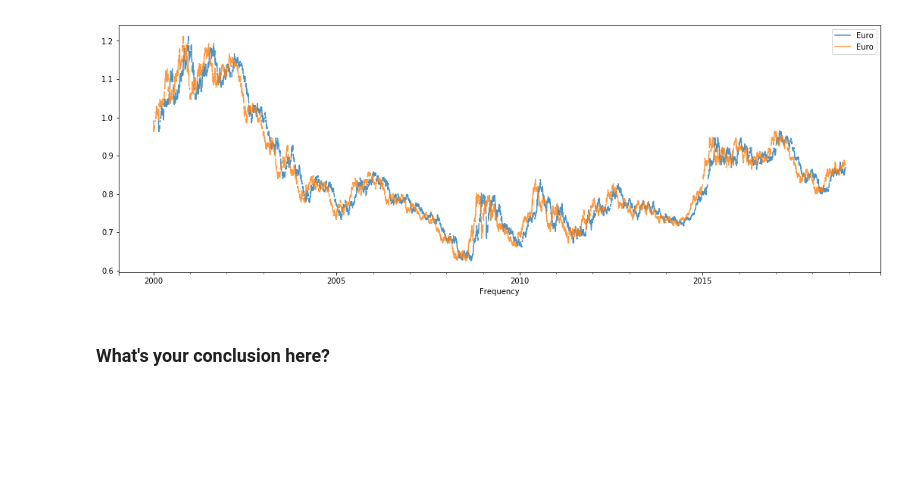
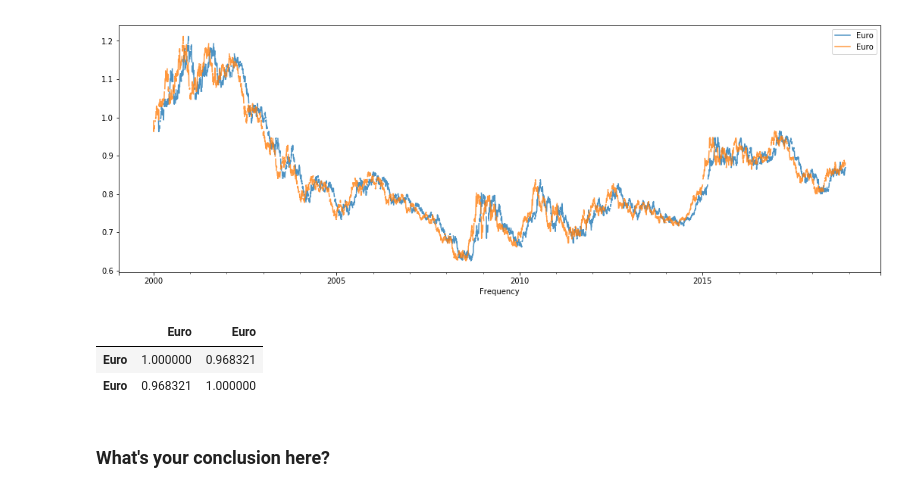
Before and after one commit to cjriggio/dsc-corr-autocorr-in-time-series-lab-nyc-ds-career-042219, a Jupyter notebook: index.ipynb, the cells around one changed output. Cells and saved outputs as stored; diff of their text form; code cells hidden in the pictures; blank space fills up the shorter version.

```diff
--- a/index.ipynb
+++ b/index.ipynb
@@ -116,6 +116,11 @@ lag_50.plot(figsize=(18,6), alpha=0.8);
 [figure]
 # %%
 # your code here
+lag_50.corr()
+# %% [output]
+|  | Euro | Euro |
+| Euro | 1.000000 | 0.968321 |
+| Euro | 0.968321 | 1.000000 |
 # %% [markdown]
 ### What's your conclusion here?
 # %% [markdown]
```
